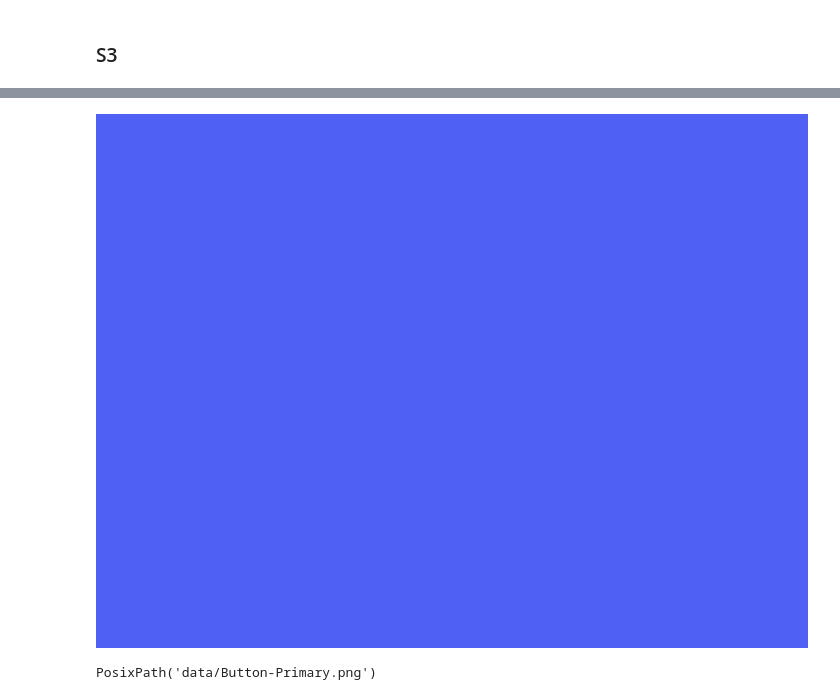
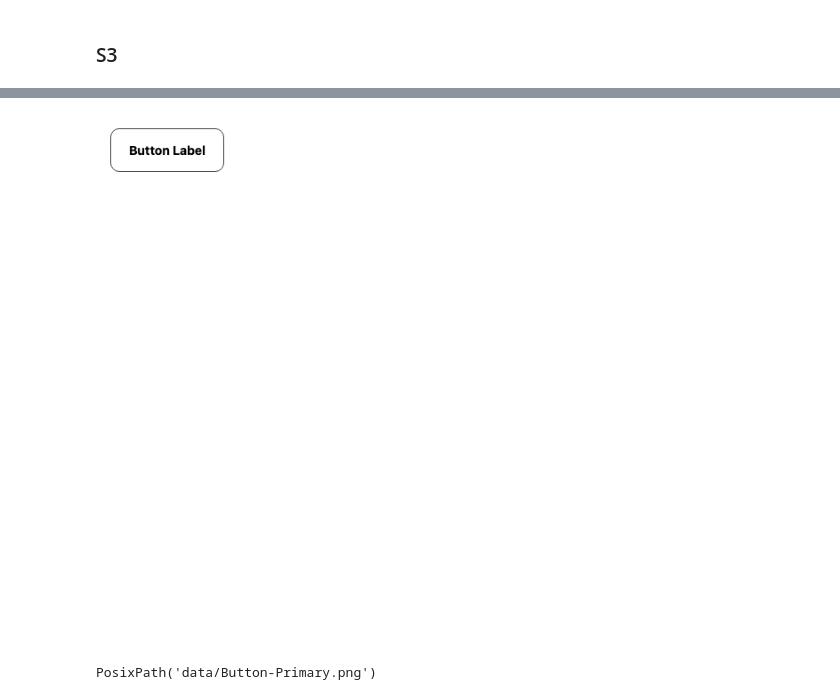
Before and after one commit to engi-network/same-story-api, a Jupyter notebook: nbs/SNS-SQS.ipynb, the cells around one changed output, grey strips where cells are left out. Cells and saved outputs as stored; diff of their text form; code cells hidden in the pictures.

```diff
--- a/nbs/SNS-SQS.ipynb
+++ b/nbs/SNS-SQS.ipynb
@@ -578,7 +497,7 @@ Image(data=download(bucket_name, f"checks/{check_id}/report/__screenshots__/Exam
-# %%
-Image(data=download(bucket_name, f"checks/{check_id}/frames/Button-Primary.png"))
-# %% [output]
-[figure, removed]
+# %%
+Image(data=download(bucket_name, f"checks/{check_id}/report/__screenshots__/Global/Components/Button/Button With Knobs.png"))
+# %% [output]
+[figure, added]
 # %%
 Path("data") / button.name
 # %% [output]
```
Also changed, not shown: parts of 35 cells of this notebook, 3 other files.
